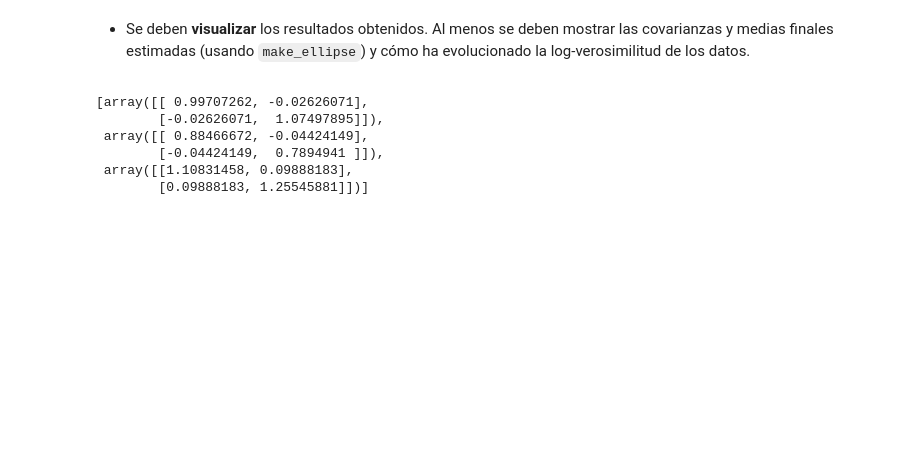
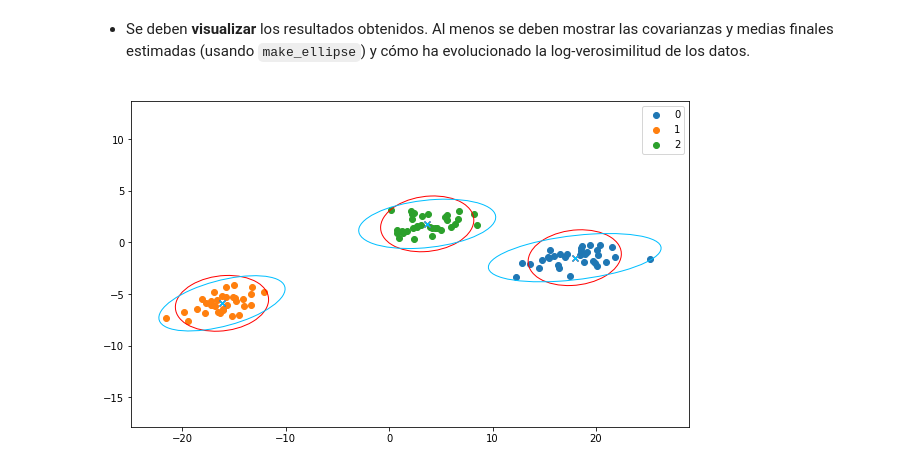
Before and after one commit to fjsaezm/mcd-bayes, a Jupyter notebook: Practica_GMM.ipynb, the cells around one changed output. Saved outputs shown, nothing was run; the diff lists cells and outputs as text; code cells hidden in the pictures; blank space fills up the shorter version.

```diff
--- a/Practica_GMM.ipynb
+++ b/Practica_GMM.ipynb
@@ -319,12 +348,8 @@ print(np.mean(b * a[:, 1].reshape(-1,1), axis=0))
 
 </div>
 # %%
+gmm = GMM(reg_value=1e-7)
 priors, means, covs = gmm._initialize(X)
-covs
+plot_estimations(X, y, transformation, means, covs)
 # %% [output]
-[array([[ 0.99707262, -0.02626071],
-        [-0.02626071,  1.07497895]]),
- array([[ 0.88466672, -0.04424149],
-        [-0.04424149,  0.7894941 ]]),
- array([[1.10831458, 0.09888183],
-        [0.09888183, 1.25545881]])]
+[figure, added]
```
Also changed, not shown: parts of 12 cells of this notebook.
